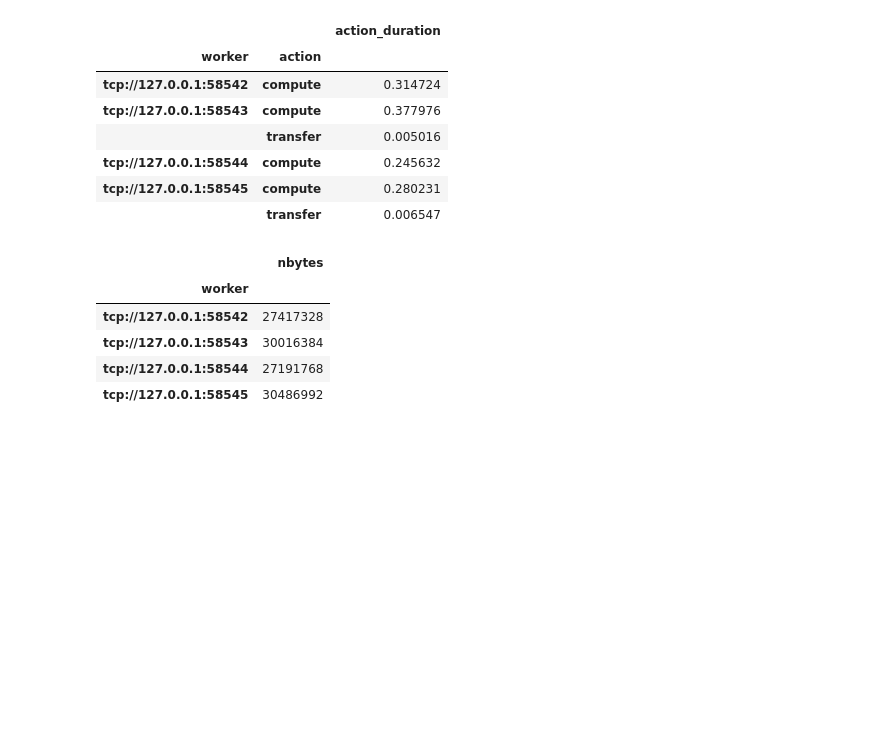
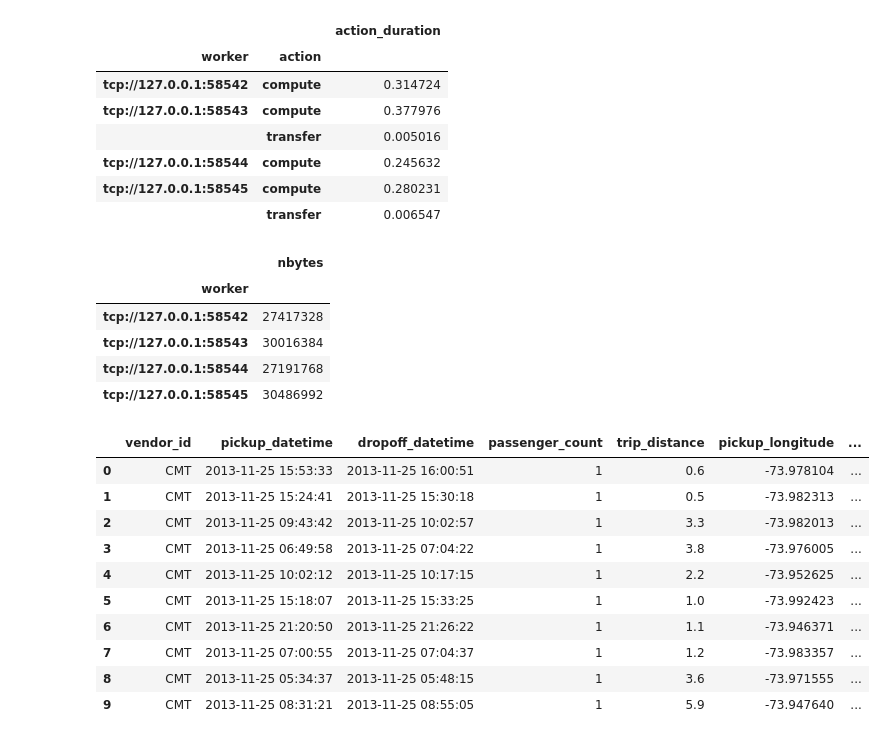
Before and after one commit to mlkimmins/dask_rsds_scheduler_research, a Jupyter notebook: nyc_taxi_distributed-finished-analytics-benchmark.ipynb, the cells around one changed output. Saved outputs shown, nothing was run; the diff lists cells and outputs as text; code cells hidden in the pictures; blank space fills up the shorter version.

```diff
--- a/nyc_taxi_distributed-finished-analytics-benchmark.ipynb
+++ b/nyc_taxi_distributed-finished-analytics-benchmark.ipynb
@@ -266,3 +334,21 @@ nbytes_per_worker.head(20)
 | tcp://127.0.0.1:58543 | 30016384 |
 | tcp://127.0.0.1:58544 | 27191768 |
 | tcp://127.0.0.1:58545 | 30486992 |
+# %%
+dfx = dd.read_parquet(
+    "./tmp/trip_data_['yellow_tripdata_2013-11.csv']",
+    storage_options={"anon": True, 'use_ssl': True})
+# %%
+dfx.head(10)
+# %% [output]
+|  | vendor_id | pickup_datetime | dropoff_datetime | passenger_count | trip_distance | pickup_longitude | ... |
+| 0 | CMT | 2013-11-25 15:53:33 | 2013-11-25 16:00:51 | 1 | 0.6 | -73.978104 | ... |
+| 1 | CMT | 2013-11-25 15:24:41 | 2013-11-25 15:30:18 | 1 | 0.5 | -73.982313 | ... |
+| 2 | CMT | 2013-11-25 09:43:42 | 2013-11-25 10:02:57 | 1 | 3.3 | -73.982013 | ... |
+| 3 | CMT | 2013-11-25 06:49:58 | 2013-11-25 07:04:22 | 1 | 3.8 | -73.976005 | ... |
+| 4 | CMT | 2013-11-25 10:02:12 | 2013-11-25 10:17:15 | 1 | 2.2 | -73.952625 | ... |
+| 5 | CMT | 2013-11-25 15:18:07 | 2013-11-25 15:33:25 | 1 | 1.0 | -73.992423 | ... |
+| 6 | CMT | 2013-11-25 21:20:50 | 2013-11-25 21:26:22 | 1 | 1.1 | -73.946371 | ... |
+| 7 | CMT | 2013-11-25 07:00:55 | 2013-11-25 07:04:37 | 1 | 1.2 | -73.983357 | ... |
+| 8 | CMT | 2013-11-25 05:34:37 | 2013-11-25 05:48:15 | 1 | 3.6 | -73.971555 | ... |
+| 9 | CMT | 2013-11-25 08:31:21 | 2013-11-25 08:55:05 | 1 | 5.9 | -73.947640 | ... |
```
Also changed, not shown: parts of 11 cells of this notebook.
